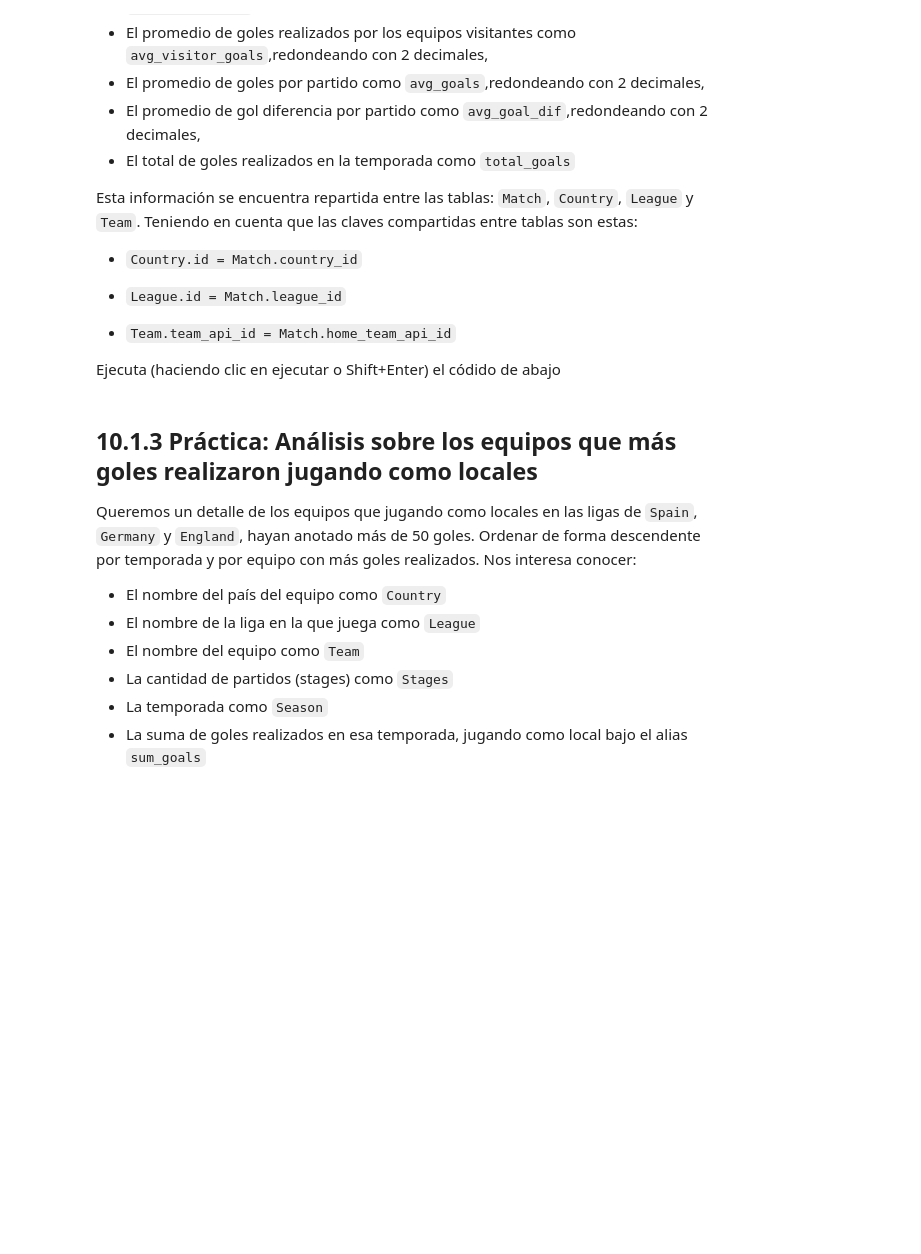
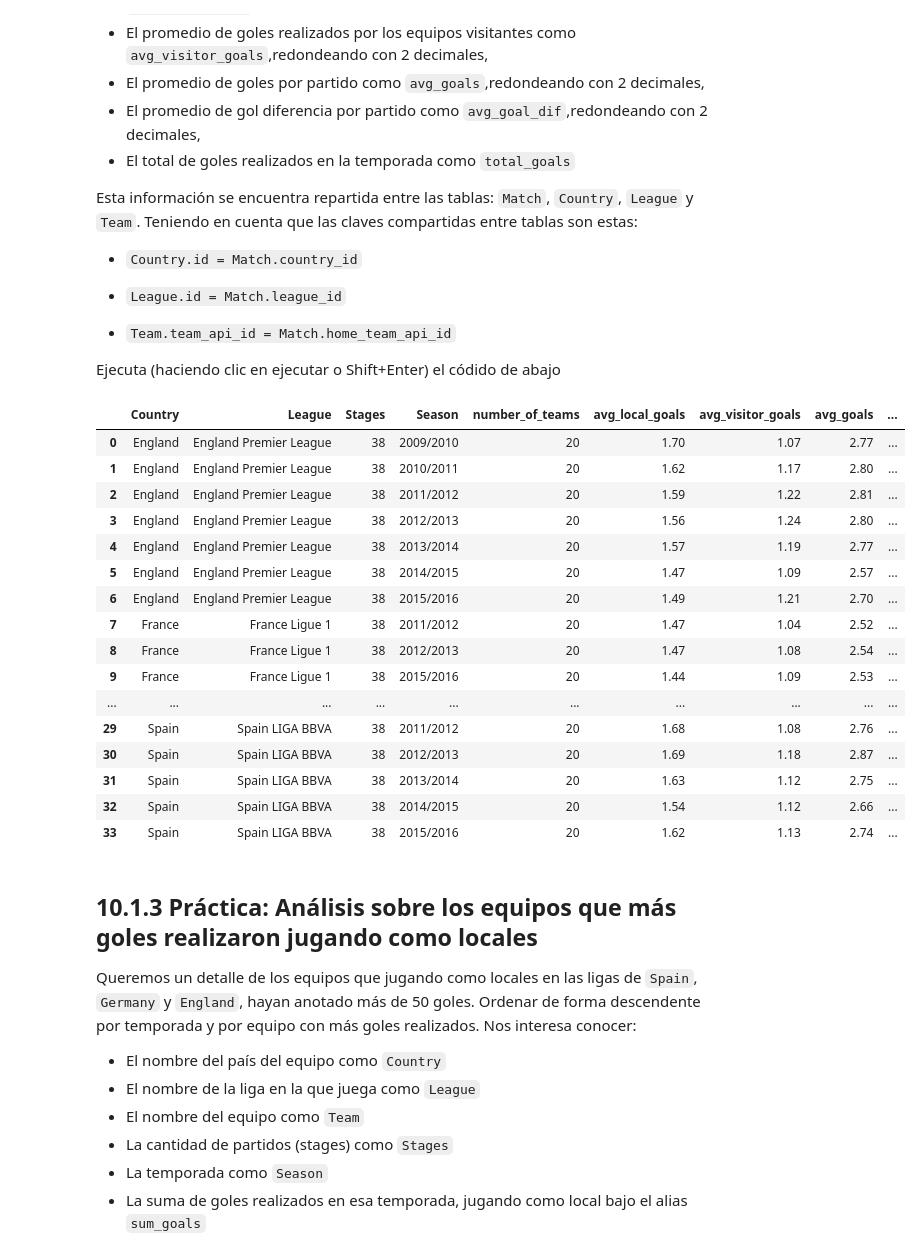
Before and after one commit to Felipecuestas98/Bootcamp-Mintic, a Jupyter notebook: Data_Analysis_SQL.ipynb, the cells around one changed output. Saved outputs shown, nothing was run; the diff lists cells and outputs as text; code cells hidden in the pictures; blank space fills up the shorter version.

```diff
--- a/Data_Analysis_SQL.ipynb
+++ b/Data_Analysis_SQL.ipynb
@@ -1480,3 +1479,44 @@ leages_by_season
+# %%
+query = """
+    SELECT
+    c.name AS Country,
+    l.name AS League,
+    COUNT(DISTINCT m.stage) AS Stages,
+    m.season AS Season,
+    COUNT(DISTINCT m.home_team_api_id) AS number_of_teams,
+    ROUND(AVG(m.home_team_goal), 2) AS avg_local_goals,
+    ROUND(AVG(m.away_team_goal), 2) AS avg_visitor_goals,
+    ROUND(AVG(m.home_team_goal + m.away_team_goal), 2) AS avg_goals,
+    ROUND(AVG(ABS(m.home_team_goal - m.away_team_goal)), 2) AS avg_goal_dif,
+    SUM(m.home_team_goal + m.away_team_goal) AS total_goals
+FROM Match m
+JOIN Country c ON c.id = m.country_id
+JOIN League l ON l.id = m.league_id
+WHERE c.name IN ('Spain', 'Germany', 'France', 'Italy', 'England')
+GROUP BY c.name, l.name, m.season
+HAVING AVG(m.home_team_goal + m.away_team_goal) > 2.5
+ORDER BY c.name, m.season;"""
+#No modificar lo siguiente:
+leages_by_season = pd.read_sql(query, conn)
+leages_by_season
+# %% [output]
+|  | Country | League | Stages | Season | number_of_teams | avg_local_goals | avg_visitor_goals | avg_goals | ... |
+| 0 | England | England Premier League | 38 | 2009/2010 | 20 | 1.70 | 1.07 | 2.77 | ... |
+| 1 | England | England Premier League | 38 | 2010/2011 | 20 | 1.62 | 1.17 | 2.80 | ... |
+| 2 | England | England Premier League | 38 | 2011/2012 | 20 | 1.59 | 1.22 | 2.81 | ... |
+| 3 | England | England Premier League | 38 | 2012/2013 | 20 | 1.56 | 1.24 | 2.80 | ... |
+| 4 | England | England Premier League | 38 | 2013/2014 | 20 | 1.57 | 1.19 | 2.77 | ... |
+| 5 | England | England Premier League | 38 | 2014/2015 | 20 | 1.47 | 1.09 | 2.57 | ... |
+| 6 | England | England Premier League | 38 | 2015/2016 | 20 | 1.49 | 1.21 | 2.70 | ... |
+| 7 | France | France Ligue 1 | 38 | 2011/2012 | 20 | 1.47 | 1.04 | 2.52 | ... |
+| 8 | France | France Ligue 1 | 38 | 2012/2013 | 20 | 1.47 | 1.08 | 2.54 | ... |
+| 9 | France | France Ligue 1 | 38 | 2015/2016 | 20 | 1.44 | 1.09 | 2.53 | ... |
+| ... | ... | ... | ... | ... | ... | ... | ... | ... | ... |
+| 29 | Spain | Spain LIGA BBVA | 38 | 2011/2012 | 20 | 1.68 | 1.08 | 2.76 | ... |
+| 30 | Spain | Spain LIGA BBVA | 38 | 2012/2013 | 20 | 1.69 | 1.18 | 2.87 | ... |
+| 31 | Spain | Spain LIGA BBVA | 38 | 2013/2014 | 20 | 1.63 | 1.12 | 2.75 | ... |
+| 32 | Spain | Spain LIGA BBVA | 38 | 2014/2015 | 20 | 1.54 | 1.12 | 2.66 | ... |
+| 33 | Spain | Spain LIGA BBVA | 38 | 2015/2016 | 20 | 1.62 | 1.13 | 2.74 | ... |
 # %% [markdown]
 ## 10.1.3 Práctica: Análisis sobre los equipos que más goles realizaron jugando como locales
 
```
Also changed, not shown: parts of 15 cells of this notebook.
